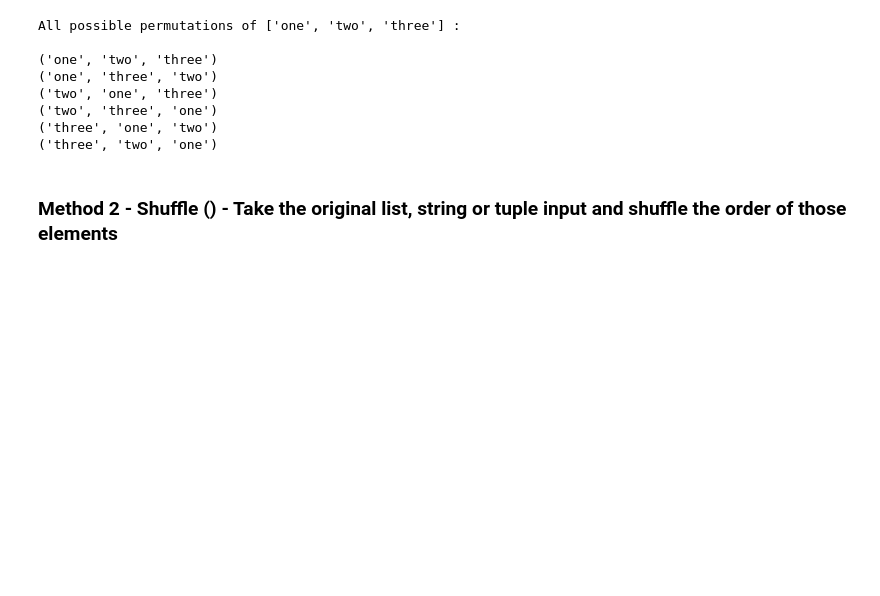
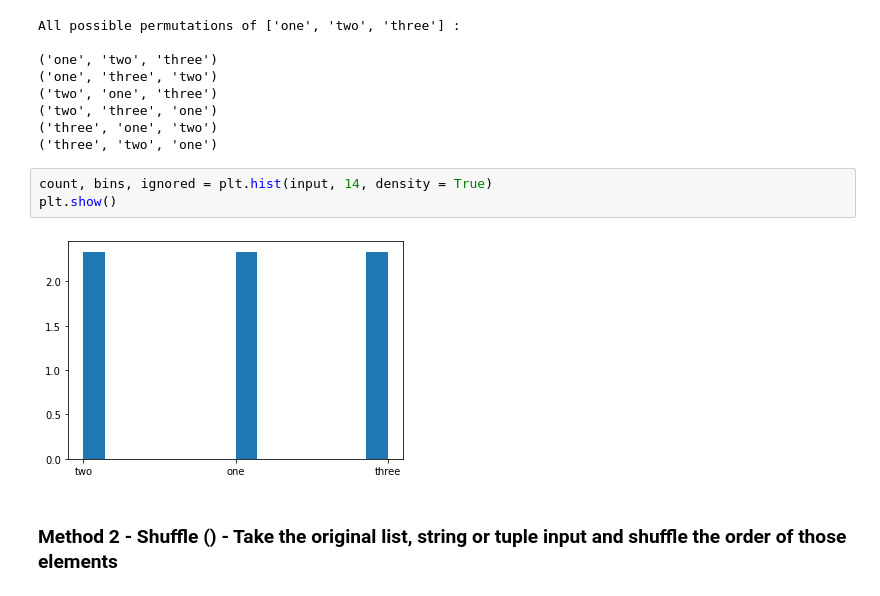
Before and after one commit to Fiona-600/Programming-for-Data-Analytics-2020-Assignment, a Jupyter notebook: Assignment-2020.ipynb, the cells around one changed output. Cells and saved outputs as stored; diff of their text form; blank space fills up the shorter version.

```diff
--- a/Assignment-2020.ipynb
+++ b/Assignment-2020.ipynb
@@ -186,6 +186,11 @@ All possible permutations of ['one', 'two', 'three'] :
 ('two', 'three', 'one')
 ('three', 'one', 'two')
 ('three', 'two', 'one')
+# %%
+count, bins, ignored = plt.hist(input, 14, density = True)
+plt.show()
+# %% [output]
+[figure, added]
 # %% [markdown]
 ### Method 2 - Shuffle () - Take the original list, string or tuple input and shuffle the order of those elements
 # %% [markdown]
```
Also changed, not shown: parts of 30 cells of this notebook.
